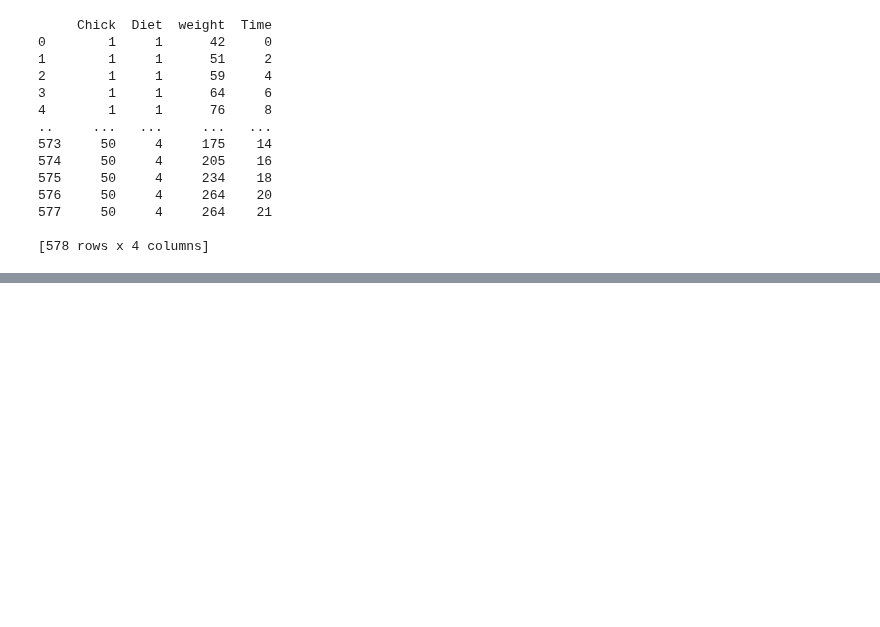
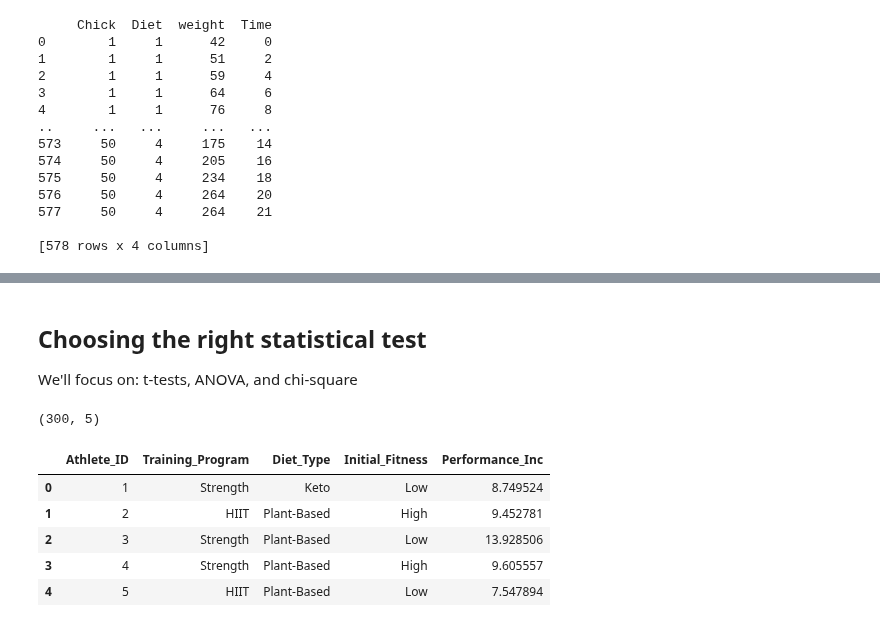
Before and after one commit to MichaelSzczepaniak/DataCamp, a Jupyter notebook: Tracks/Associate Data Scientist/30 Experimental Design in Python/ExperimentalDesignPython.ipynb, the cells around one changed output, grey strips where cells are left out. Cells and saved outputs as stored; diff of their text form; code cells hidden in the pictures; blank space fills up the shorter version.

Commit message:
add section on choosing the right statistical test for an experiment

```diff
--- a/Tracks/Associate Data Scientist/30 Experimental Design in Python/ExperimentalDesignPython.ipynb
+++ b/Tracks/Associate Data Scientist/30 Experimental Design in Python/ExperimentalDesignPython.ipynb
@@ -452,3 +452,19 @@ Covariance Type:            nonrobust
 Notes:
 [1] Standard Errors assume that the covariance matrix of the errors is correctly specified.
 [figure]
+# %% [markdown]
+## Choosing the right statistical test
+
+We'll focus on:  t-tests, ANOVA, and chi-square
+# %%
+athletic_perf_entire = pd.read_csv('./data/athletic_perf.csv')
+print(athletic_perf_entire.shape)
+athletic_perf_entire.head()
+# %% [output]
+(300, 5)
+|  | Athlete_ID | Training_Program | Diet_Type | Initial_Fitness | Performance_Inc |
+| 0 | 1 | Strength | Keto | Low | 8.749524 |
+| 1 | 2 | HIIT | Plant-Based | High | 9.452781 |
+| 2 | 3 | Strength | Plant-Based | Low | 13.928506 |
+| 3 | 4 | Strength | Plant-Based | High | 9.605557 |
+| 4 | 5 | HIIT | Plant-Based | Low | 7.547894 |
```
Also changed, not shown: parts of 23 cells of this notebook.
